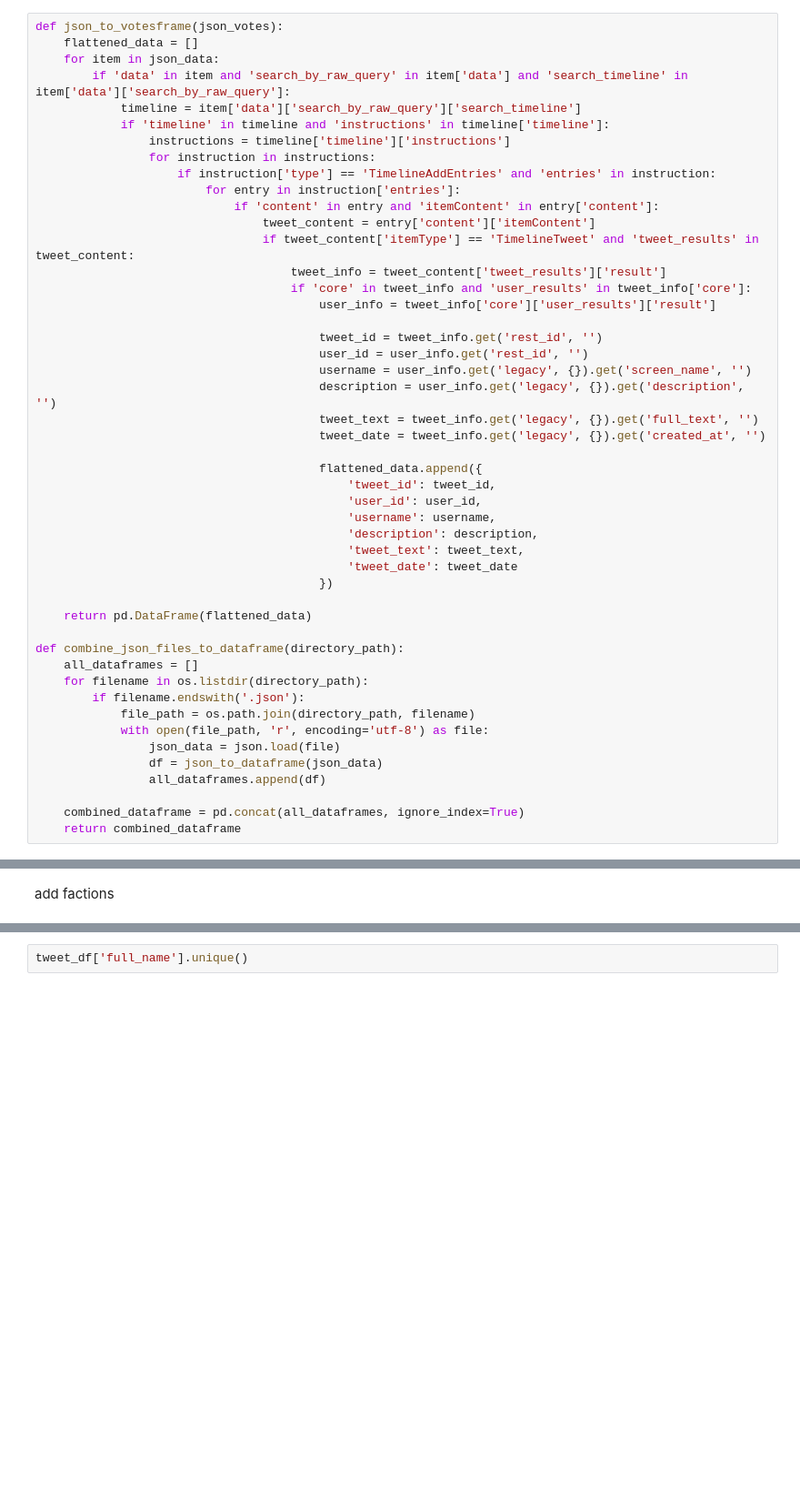
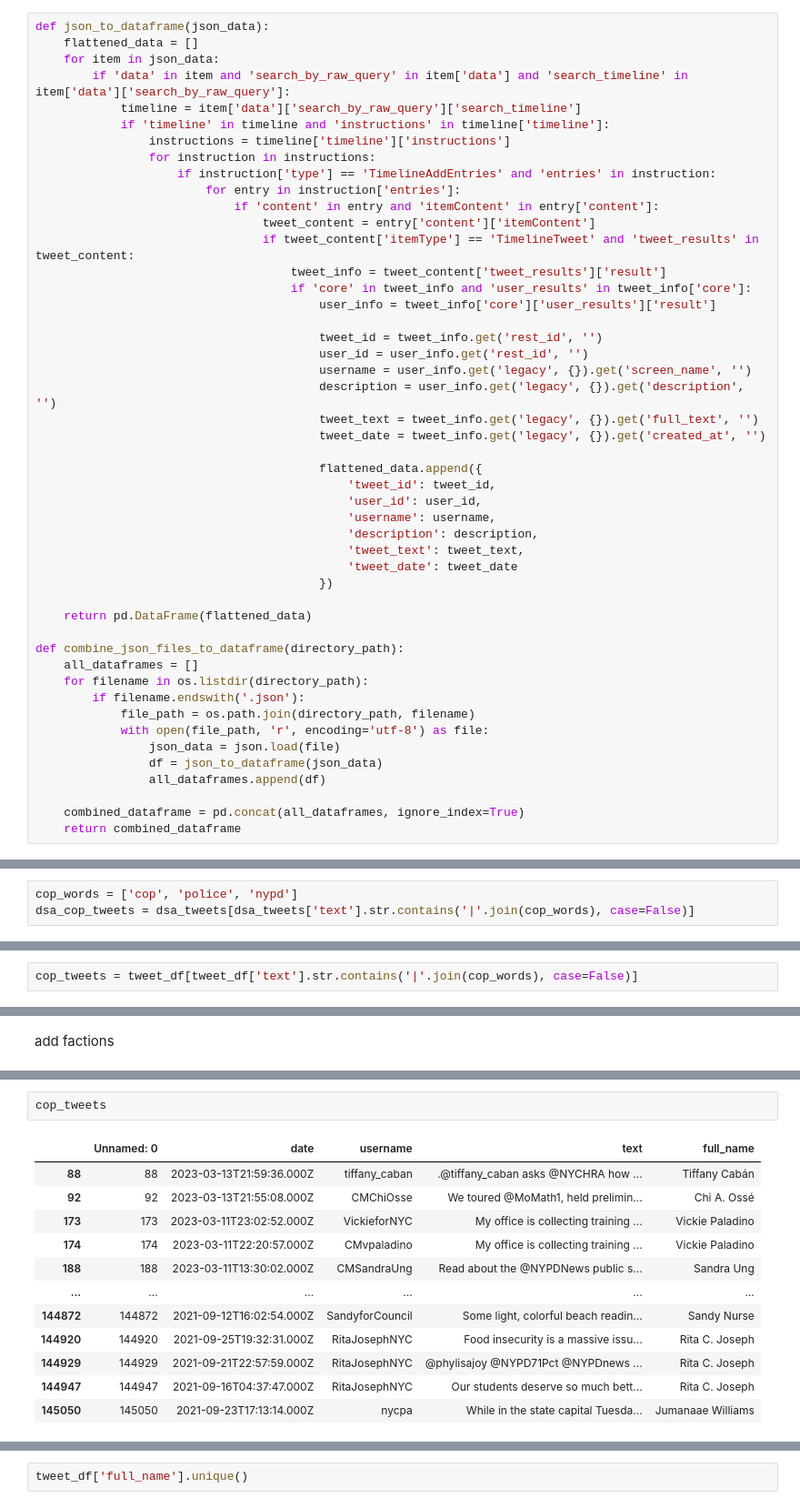
Before and after one commit to SamTGoodson/citycouncil_tweets, a Jupyter notebook: notebooks/cc_tweet_analysis.ipynb, the cells around one changed output, grey strips where cells are left out. Shown: that part at 91% size. Drawn from its saved outputs; the diff is of its cells as text; blank space fills up the shorter version.

```diff
--- a/notebooks/cc_tweet_analysis.ipynb
+++ b/notebooks/cc_tweet_analysis.ipynb
@@ -86,7 +115,7 @@ def combine_json_files_to_dataframe(directory_path):
     combined_dataframe = pd.concat(all_dataframes, ignore_index=True)
     return combined_dataframe
 # %%
-def json_to_votesframe(json_votes):
+def json_to_dataframe(json_data):
     flattened_data = []
     for item in json_data:
         if 'data' in item and 'search_by_raw_query' in item['data'] and 'search_timeline' in item['data']['search_by_raw_query']:
@@ -147,0 +186,3 @@ combined_df = combine_json_files_to_dataframe(directory_path)
+# %%
+cop_words = ['cop', 'police', 'nypd']
+dsa_cop_tweets = dsa_tweets[dsa_tweets['text'].str.contains('|'.join(cop_words), case=False)]
@@ -154,3 +197,5 @@ combined_short = combined_short.rename(columns={'tweet_text': 'text'})
 # %%
 #concatenate the two dataframes
 tweet_df = pd.concat([cc_short, combined_short])
+# %%
+cop_tweets = tweet_df[tweet_df['text'].str.contains('|'.join(cop_words), case=False)]
@@ -265,0 +324,15 @@ add factions
+# %%
+cop_tweets
+# %% [output]
+|  | Unnamed: 0 | date | username | text | full_name |
+| 88 | 88 | 2023-03-13T21:59:36.000Z | tiffany_caban | .@tiffany_caban asks @NYCHRA how ... | Tiffany Cabán |
+| 92 | 92 | 2023-03-13T21:55:08.000Z | CMChiOsse | We toured @MoMath1, held prelimin... | Chi A. Ossé |
+| 173 | 173 | 2023-03-11T23:02:52.000Z | VickieforNYC | My office is collecting training ... | Vickie Paladino |
+| 174 | 174 | 2023-03-11T22:20:57.000Z | CMvpaladino | My office is collecting training ... | Vickie Paladino |
+| 188 | 188 | 2023-03-11T13:30:02.000Z | CMSandraUng | Read about the @NYPDNews public s... | Sandra Ung |
+| ... | ... | ... | ... | ... | ... |
+| 144872 | 144872 | 2021-09-12T16:02:54.000Z | SandyforCouncil | Some light, colorful beach readin... | Sandy Nurse |
+| 144920 | 144920 | 2021-09-25T19:32:31.000Z | RitaJosephNYC | Food insecurity is a massive issu... | Rita C. Joseph |
+| 144929 | 144929 | 2021-09-21T22:57:59.000Z | RitaJosephNYC | @phylisajoy @NYPD71Pct @NYPDnews ... | Rita C. Joseph |
+| 144947 | 144947 | 2021-09-16T04:37:47.000Z | RitaJosephNYC | Our students deserve so much bett... | Rita C. Joseph |
+| 145050 | 145050 | 2021-09-23T17:13:14.000Z | nycpa | While in the state capital Tuesda... | Jumanaae Williams |
```
Also changed, not shown: parts of 129 cells of this notebook, 8 other files.
